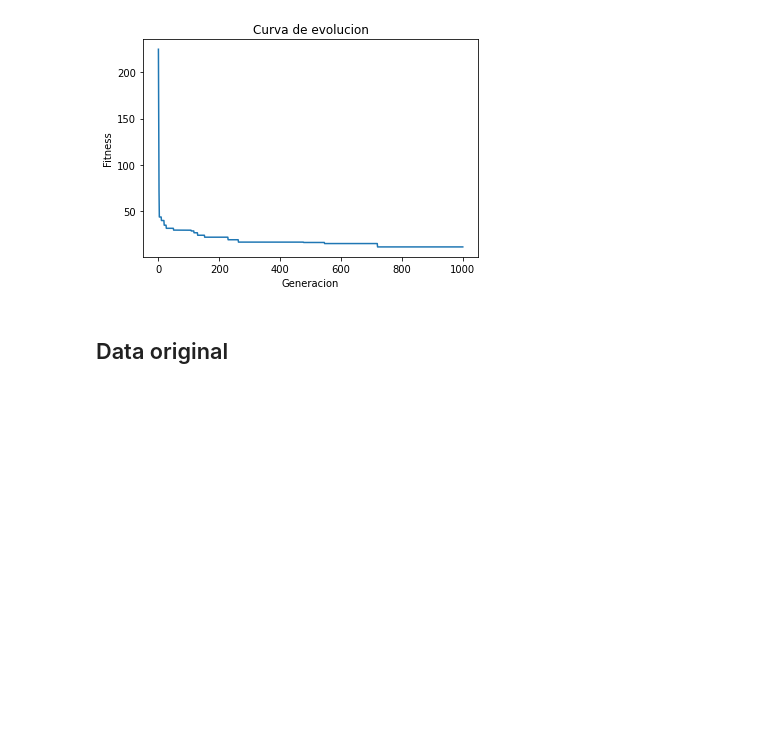
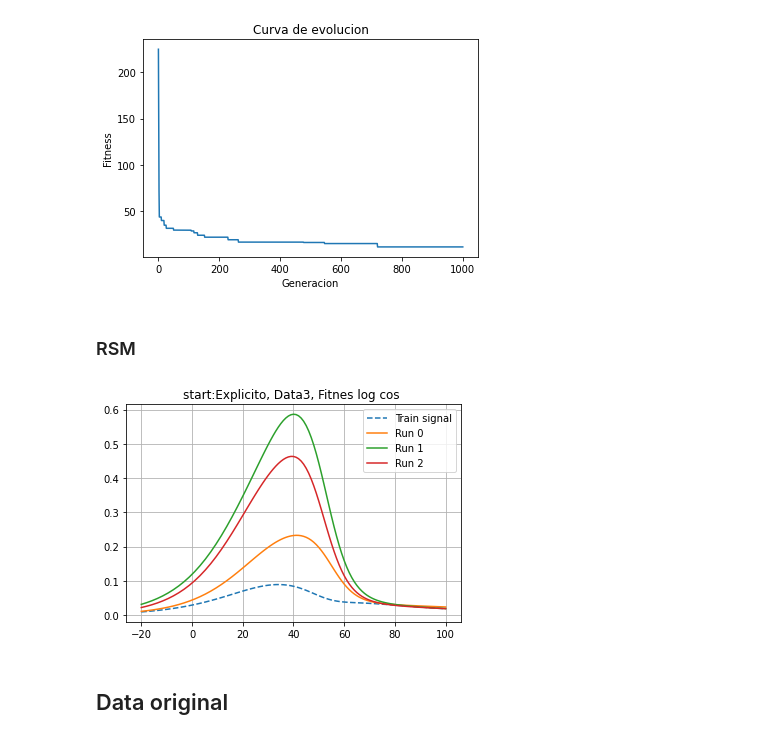
Before and after one commit to nfierroflo/Evolutionary-computation, a Jupyter notebook: evolutivacompletoc1.ipynb, the cells around one changed output. Saved outputs shown, nothing was run; the diff lists cells and outputs as text; code cells hidden in the pictures; blank space fills up the shorter version.

```diff
--- a/evolutivacompletoc1.ipynb
+++ b/evolutivacompletoc1.ipynb
@@ -148,6 +155,15 @@ plt.xlabel('Generacion')
 # %% [output]
 Text(0.5, 0, 'Generacion')
 [figure]
+# %% [markdown]
+### RSM
+# %%
+g0=lambda x: (0.231*(1-0.747*(x-59.9)/29.44)/(1+np.exp((30.6-x)/12.19)))*(1-sigmoid(0.2*(x-(17.79+37.3))))+(sigmoid(0.2*(x-(08.57+41.1))))*(0.798*(1-0.938)*np.exp((52.41+27.1-x)/60.65)/(1+np.exp((48.1-x)/73.72)))
+g1=lambda x: (0.728*(1-0.541*(x-50.4)/78.45)/(1+np.exp((25.9-x)/13.06)))*(1-sigmoid(0.2*(x-(27.03+25.5))))+(sigmoid(0.2*(x-(03.04+31.4))))*(0.147*(1-0.849)*np.exp((81.15+27.8-x)/40.87)/(1+np.exp((28.5-x)/91.25)))
+g2=lambda x: (0.545*(1-0.835*(x-56.1)/94.52)/(1+np.exp((24.7-x)/12.08)))*(1-sigmoid(0.2*(x-(30.50+21.0))))+(sigmoid(0.2*(x-(06.61+35.7))))*(0.096*(1-0.583)*np.exp((37.74+48.0-x)/54.48)/(1+np.exp((34.2-76.40)/98.93)))
+plotResult(t,Totalv3,g0(t),g1(t), g2(t),'Explicito, Data3, 100 ')
+# %% [output]
+[figure, added]
 # %% [markdown]
 ## Data original
 # %% [markdown]
```
Also changed, not shown: parts of 6 cells of this notebook.
